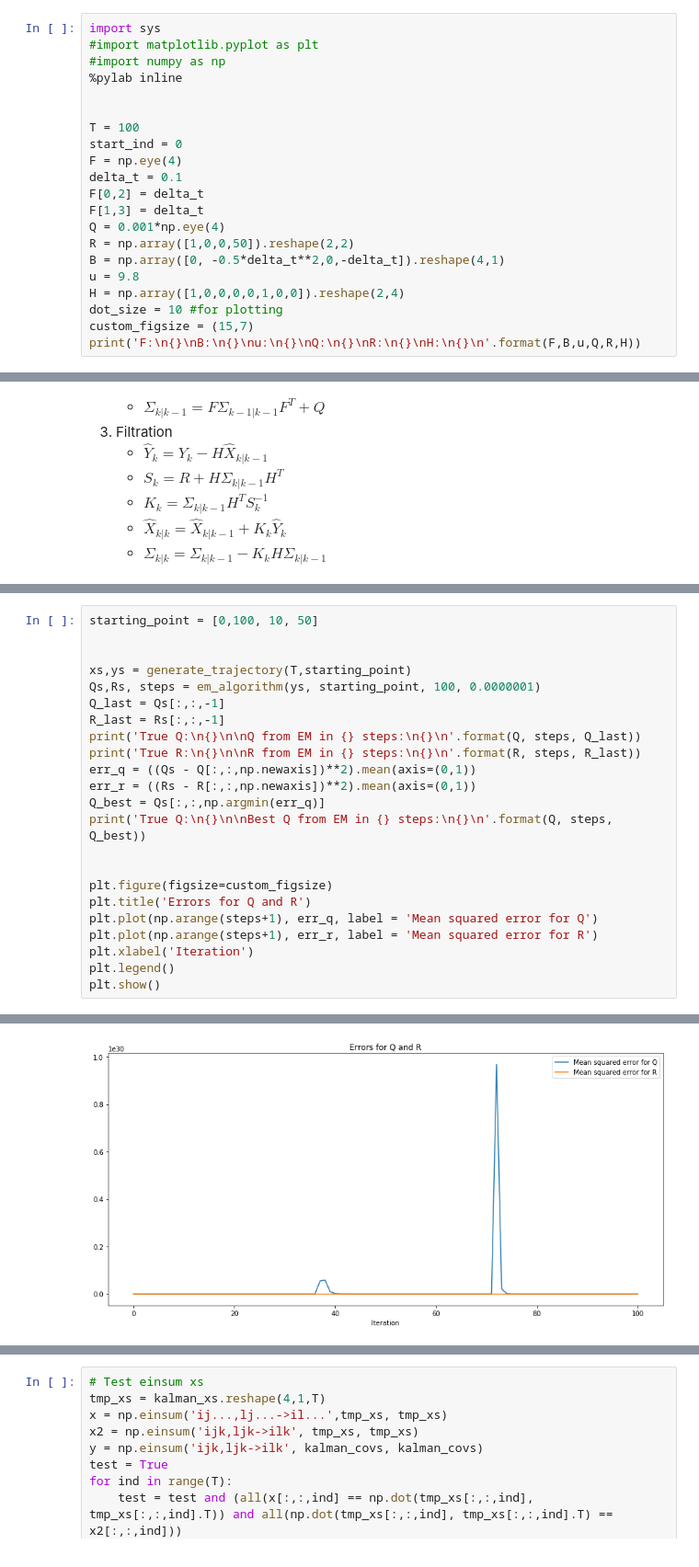
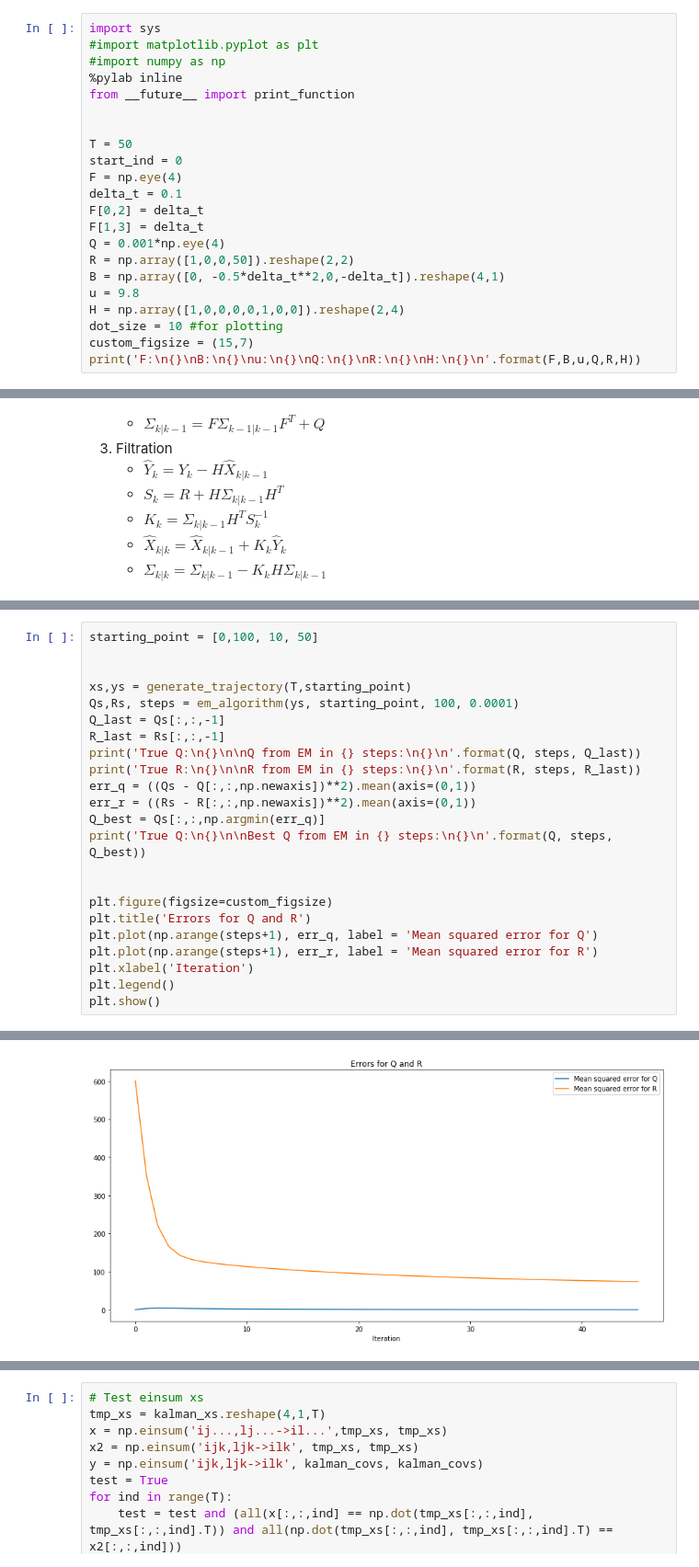
Before and after one commit to sjwilczynski/AlgStPr, a Jupyter notebook: projekt2/project2.ipynb, the cells around one changed output, grey strips where cells are left out. Shown: that part at 92% size. Saved outputs shown, nothing was run; the diff lists cells and outputs as text.

```diff
--- a/projekt2/project2.ipynb
+++ b/projekt2/project2.ipynb
@@ -3,9 +3,10 @@ import sys
 #import matplotlib.pyplot as plt
 #import numpy as np
 %pylab inline
+from __future__ import print_function
 
 
-T = 100
+T = 50
 start_ind = 0
 F = np.eye(4)
 delta_t = 0.1
@@ -196,7 +237,7 @@ starting_point = [0,100, 10, 50]
 
 
 xs,ys = generate_trajectory(T,starting_point)
-Qs,Rs, steps = em_algorithm(ys, starting_point, 100, 0.0000001)
+Qs,Rs, steps = em_algorithm(ys, starting_point, 100, 0.0001)
 Q_last = Qs[:,:,-1]
 R_last = Rs[:,:,-1]
 print('True Q:\n{}\n\nQ from EM in {} steps:\n{}\n'.format(Q, steps, Q_last))
@@ -235 +276 @@ Q from EM in 100 steps:
-[figure, old version]
+[figure, new version]
```
Also changed, not shown: parts of 4 cells of this notebook.
